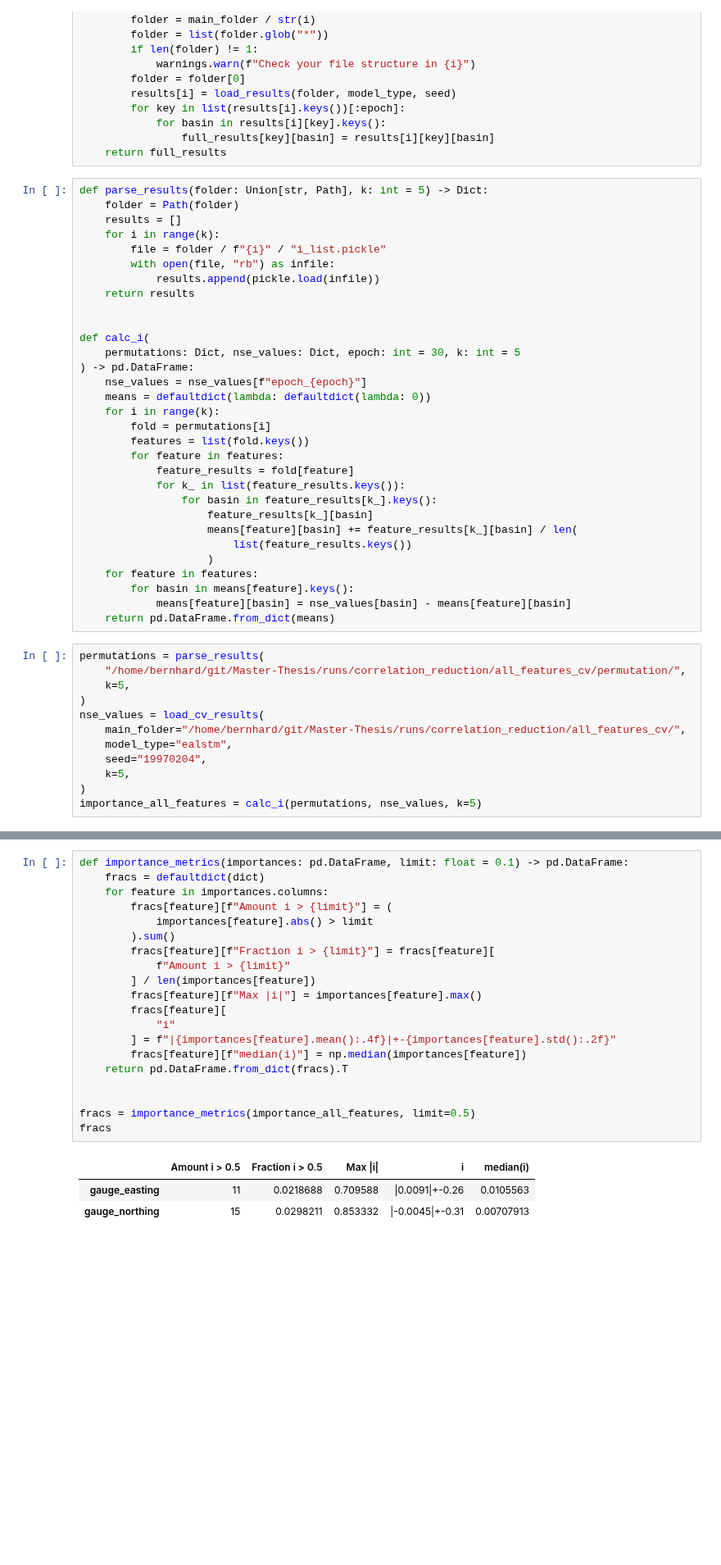
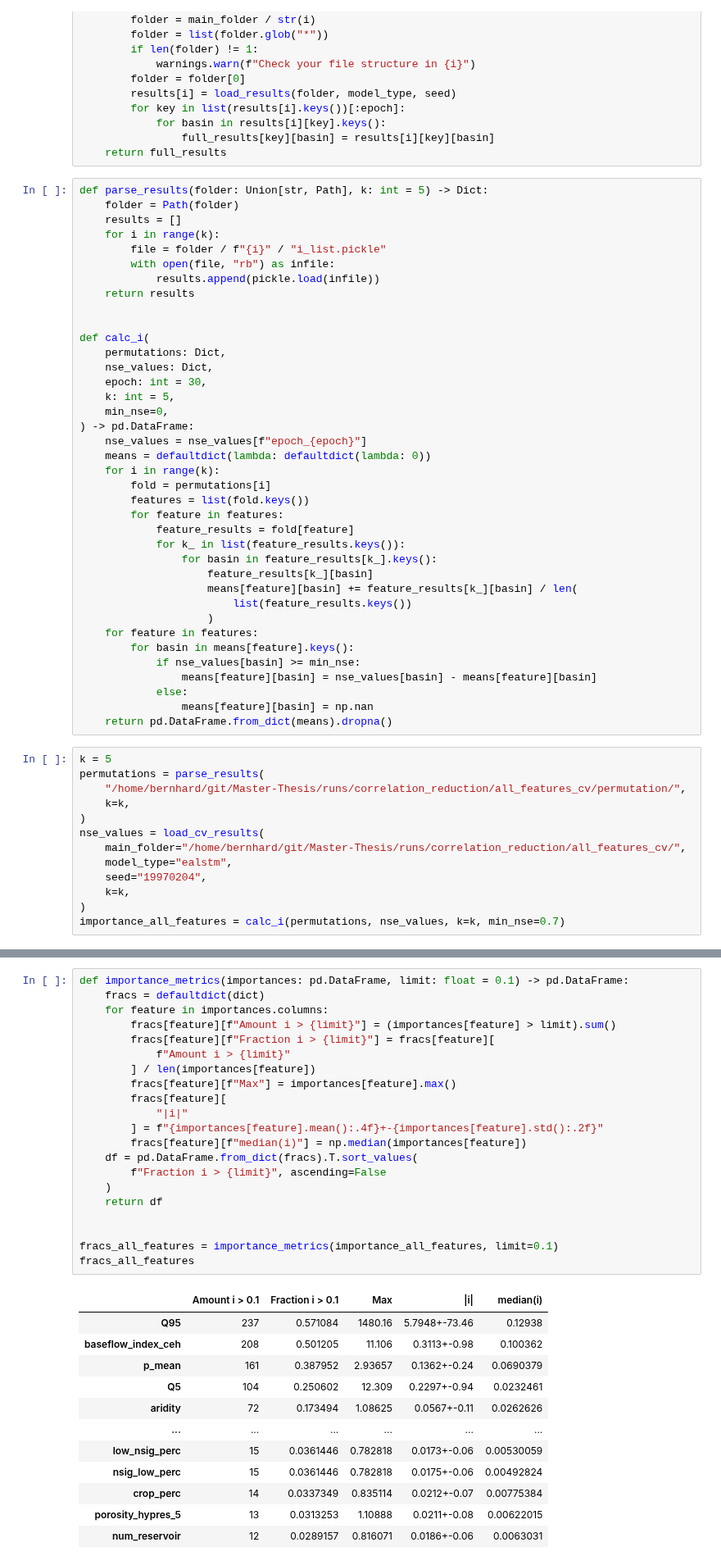
Before and after one commit to bernharl/Master-Thesis, a Jupyter notebook: notebooks/permutation_test.ipynb, the cells around one changed output, grey strips where cells are left out. Shown at 82% size. Saved outputs shown, nothing was run; the diff lists cells and outputs as text; blank space fills up the shorter version.

Commit message:
Add new permutation test run

```diff
--- a/notebooks/permutation_test.ipynb
+++ b/notebooks/permutation_test.ipynb
@@ -66,7 +66,11 @@ def parse_results(folder: Union[str, Path], k: int = 5) -> Dict:
 
 
 def calc_i(
-    permutations: Dict, nse_values: Dict, epoch: int = 30, k: int = 5
+    permutations: Dict,
+    nse_values: Dict,
+    epoch: int = 30,
+    k: int = 5,
+    min_nse=0,
 ) -> pd.DataFrame:
     nse_values = nse_values[f"epoch_{epoch}"]
     means = defaultdict(lambda: defaultdict(lambda: 0))
@@ -83,20 +87,24 @@ def calc_i(
                     )
     for feature in features:
         for basin in means[feature].keys():
-            means[feature][basin] = nse_values[basin] - means[feature][basin]
-    return pd.DataFrame.from_dict(means)
+            if nse_values[basin] >= min_nse:
+                means[feature][basin] = nse_values[basin] - means[feature][basin]
+            else:
+                means[feature][basin] = np.nan
+    return pd.DataFrame.from_dict(means).dropna()
 # %%
+k = 5
 permutations = parse_results(
     "/home/bernhard/git/Master-Thesis/runs/correlation_reduction/all_features_cv/permutation/",
-    k=5,
+    k=k,
 )
 nse_values = load_cv_results(
     main_folder="/home/bernhard/git/Master-Thesis/runs/correlation_reduction/all_features_cv/",
     model_type="ealstm",
     seed="19970204",
-    k=5,
+    k=k,
 )
-importance_all_features = calc_i(permutations, nse_values, k=5)
+importance_all_features = calc_i(permutations, nse_values, k=k, min_nse=0.7)
 # %%
 print(importance_all_features.idxmin())
 nse_values["epoch_30"]["39036"]
@@ -108,24 +125,34 @@ dtype: object
 # %%
 def importance_metrics(importances: pd.DataFrame, limit: float = 0.1) -> pd.DataFrame:
     fracs = defaultdict(dict)
     for feature in importances.columns:
-        fracs[feature][f"Amount i > {limit}"] = (
-            importances[feature].abs() > limit
-        ).sum()
+        fracs[feature][f"Amount i > {limit}"] = (importances[feature] > limit).sum()
         fracs[feature][f"Fraction i > {limit}"] = fracs[feature][
             f"Amount i > {limit}"
         ] / len(importances[feature])
-        fracs[feature][f"Max |i|"] = importances[feature].max()
+        fracs[feature][f"Max"] = importances[feature].max()
         fracs[feature][
-            "i"
-        ] = f"|{importances[feature].mean():.4f}|+-{importances[feature].std():.2f}"
+            "|i|"
+        ] = f"{importances[feature].mean():.4f}+-{importances[feature].std():.2f}"
         fracs[feature][f"median(i)"] = np.median(importances[feature])
-    return pd.DataFrame.from_dict(fracs).T
+    df = pd.DataFrame.from_dict(fracs).T.sort_values(
+        f"Fraction i > {limit}", ascending=False
+    )
+    return df
 
 
-fracs = importance_metrics(importance_all_features, limit=0.5)
-fracs
+fracs_all_features = importance_metrics(importance_all_features, limit=0.1)
+fracs_all_features
 # %% [output]
-|  | Amount i > 0.5 | Fraction i > 0.5 | Max |i| | i | median(i) |
-| gauge_easting | 11 | 0.0218688 | 0.709588 | |0.0091|+-0.26 | 0.0105563 |
-| gauge_northing | 15 | 0.0298211 | 0.853332 | |-0.0045|+-0.31 | 0.00707913 |
+|  | Amount i > 0.1 | Fraction i > 0.1 | Max | |i| | median(i) |
+| Q95 | 237 | 0.571084 | 1480.16 | 5.7948+-73.46 | 0.12938 |
+| baseflow_index_ceh | 208 | 0.501205 | 11.106 | 0.3113+-0.98 | 0.100362 |
+| p_mean | 161 | 0.387952 | 2.93657 | 0.1362+-0.24 | 0.0690379 |
+| Q5 | 104 | 0.250602 | 12.309 | 0.2297+-0.94 | 0.0232461 |
+| aridity | 72 | 0.173494 | 1.08625 | 0.0567+-0.11 | 0.0262626 |
+| ... | ... | ... | ... | ... | ... |
+| low_nsig_perc | 15 | 0.0361446 | 0.782818 | 0.0173+-0.06 | 0.00530059 |
+| nsig_low_perc | 15 | 0.0361446 | 0.782818 | 0.0175+-0.06 | 0.00492824 |
+| crop_perc | 14 | 0.0337349 | 0.835114 | 0.0212+-0.07 | 0.00775384 |
+| porosity_hypres_5 | 13 | 0.0313253 | 1.10888 | 0.0211+-0.08 | 0.00622015 |
+| num_reservoir | 12 | 0.0289157 | 0.816071 | 0.0186+-0.06 | 0.0063031 |
```
Also changed, not shown: parts of 7 cells of this notebook, 1 other file.
